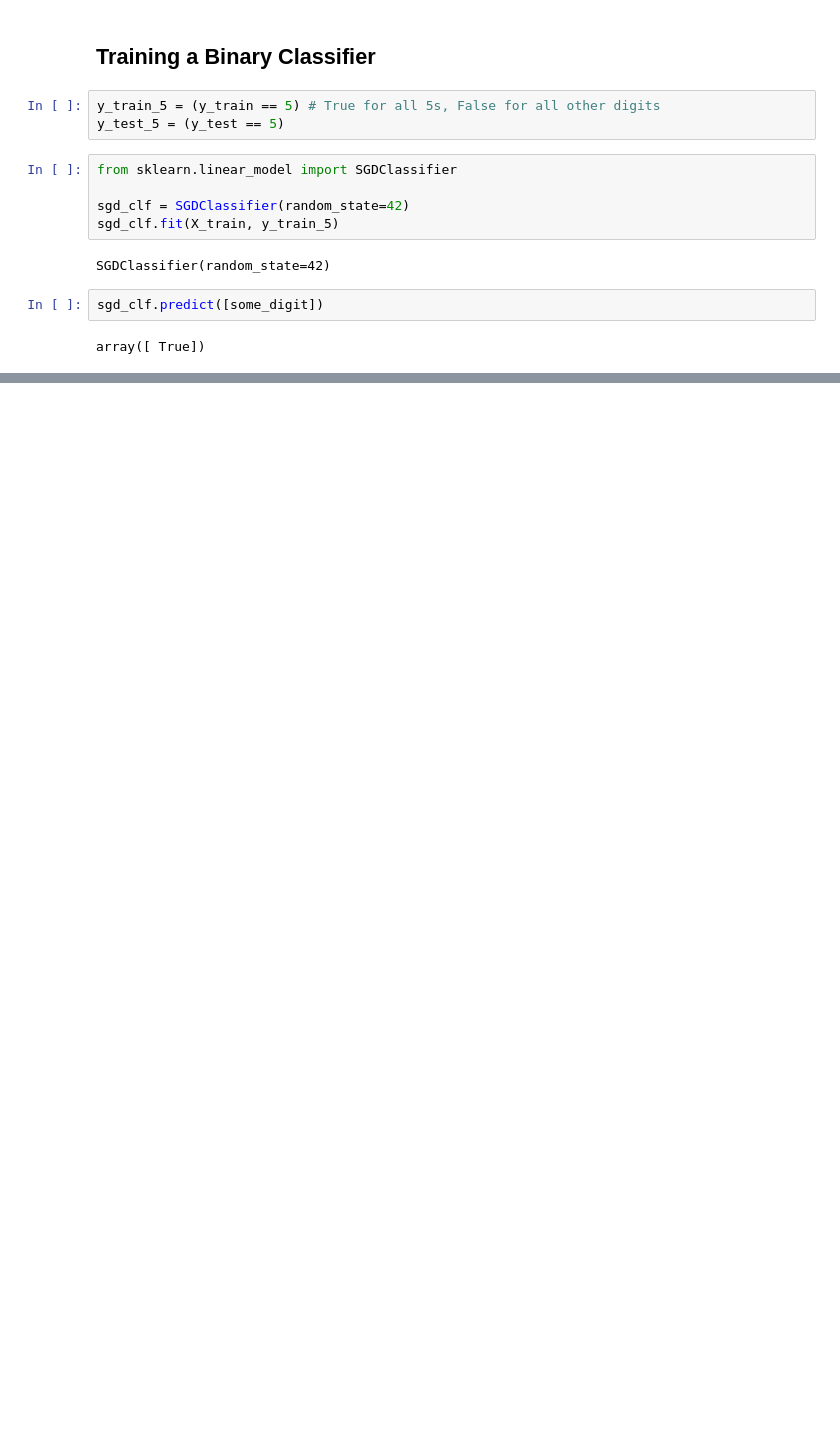
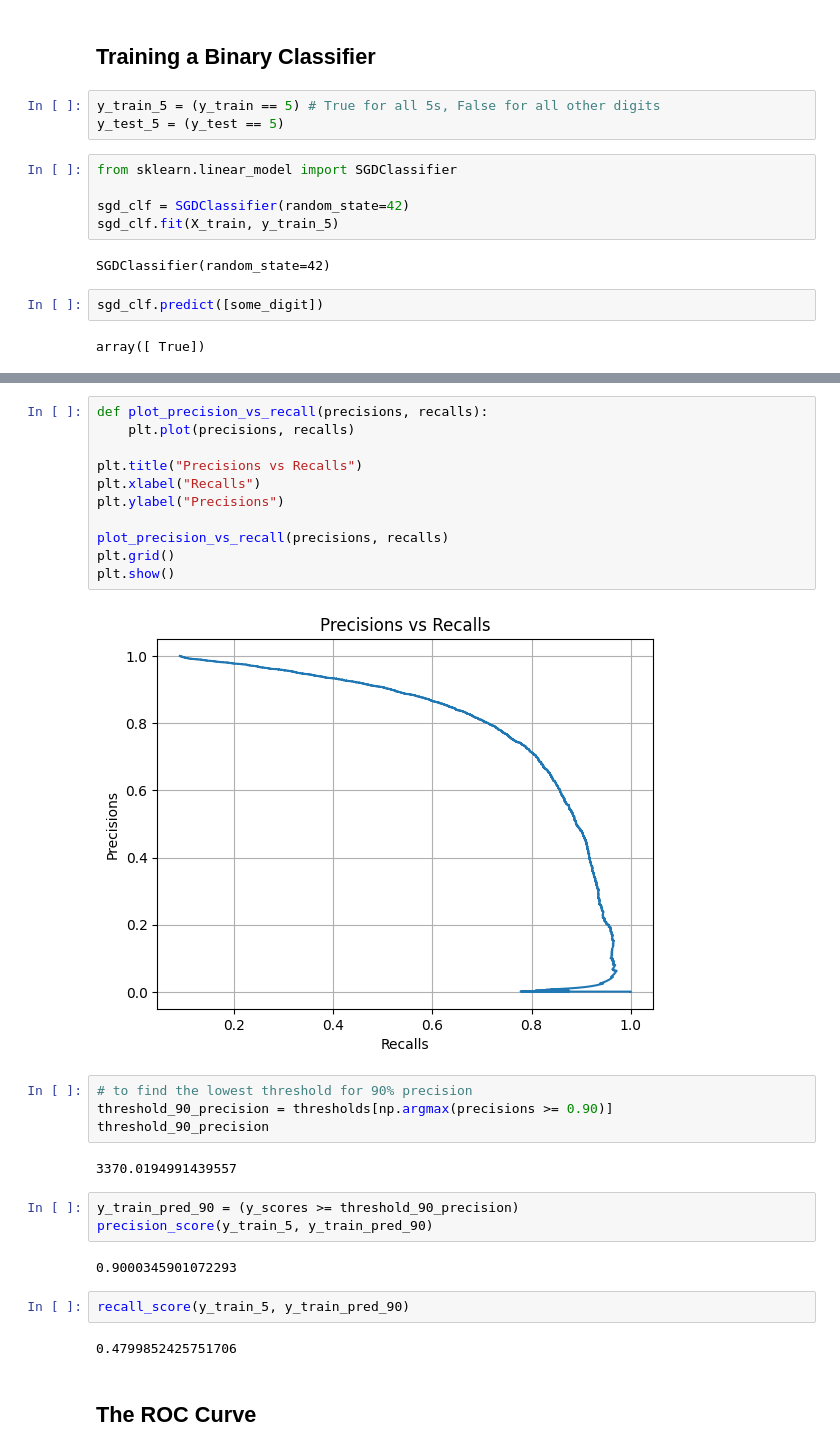
Before and after one commit to Bubu02/Hands_On_Machine_Learning_with_Scikit_Learn_Keras_and_TensorFlow, a Jupyter notebook: 03_Classification.ipynb, the cells around one changed output, grey strips where cells are left out. Drawn from its saved outputs; the diff is of its cells as text; blank space fills up the shorter version.

```diff
--- a/03_Classification.ipynb
+++ b/03_Classification.ipynb
@@ -59,0 +150,30 @@ array([ True])
+# %%
+def plot_precision_vs_recall(precisions, recalls):
+    plt.plot(precisions, recalls)
+
+plt.title("Precisions vs Recalls")
+plt.xlabel("Recalls")
+plt.ylabel("Precisions")
+
+plot_precision_vs_recall(precisions, recalls)
+plt.grid()
+plt.show()
+# %% [output]
+[figure, added]
+# %%
+# to find the lowest threshold for 90% precision
+threshold_90_precision = thresholds[np.argmax(precisions >= 0.90)]
+threshold_90_precision
+# %% [output]
+3370.0194991439557
+# %%
+y_train_pred_90 = (y_scores >= threshold_90_precision)
+precision_score(y_train_5, y_train_pred_90)
+# %% [output]
+0.9000345901072293
+# %%
+recall_score(y_train_5, y_train_pred_90)
+# %% [output]
+0.4799852425751706
+# %% [markdown]
+## The ROC Curve
```
Also changed, not shown: parts of 17 cells of this notebook.
